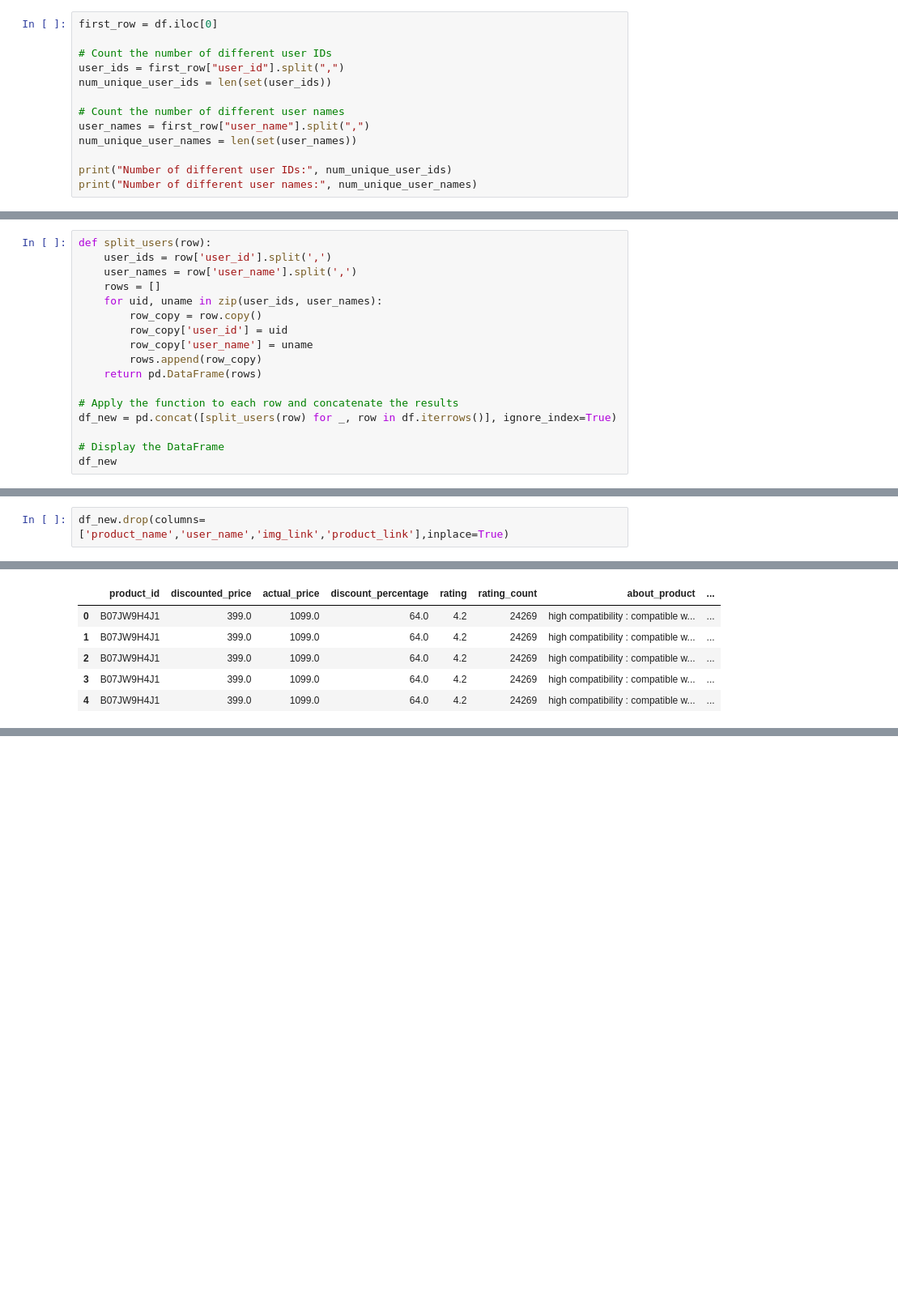
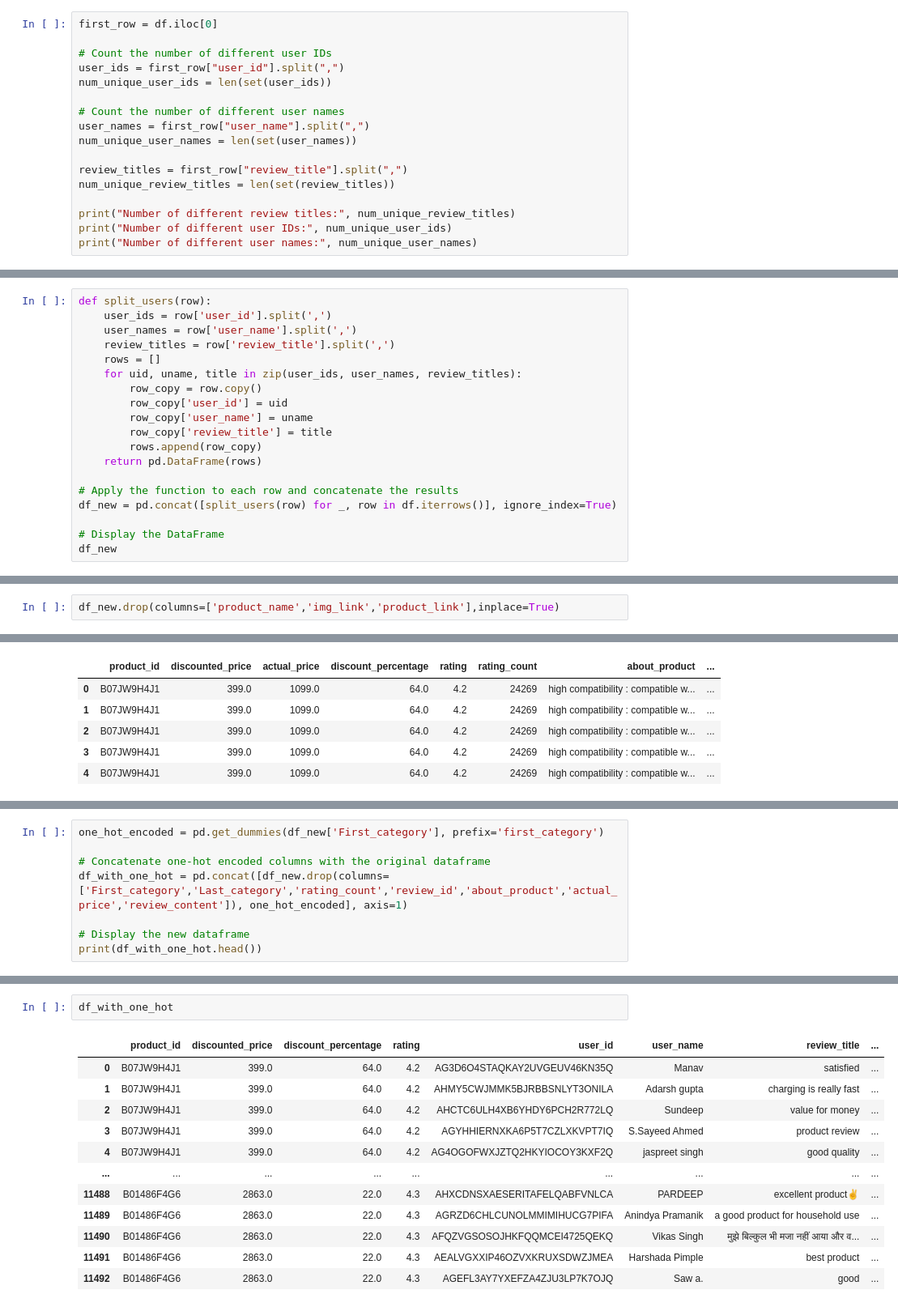
Before and after one commit to DarwinYip2022/building-data-genome, a Jupyter notebook: Recommendation_engines_vedant.ipynb, the cells around one changed output, grey strips where cells are left out. Shown at 81% size. Cells and saved outputs as stored; diff of their text form; blank space fills up the shorter version.

```diff
--- a/Recommendation_engines_vedant.ipynb
+++ b/Recommendation_engines_vedant.ipynb
@@ -179,6 +196,10 @@ num_unique_user_ids = len(set(user_ids))
 user_names = first_row["user_name"].split(",")
 num_unique_user_names = len(set(user_names))
 
+review_titles = first_row["review_title"].split(",")
+num_unique_review_titles = len(set(review_titles))
+
+print("Number of different review titles:", num_unique_review_titles)
 print("Number of different user IDs:", num_unique_user_ids)
 print("Number of different user names:", num_unique_user_names)
 # %% [output]
@@ -188,11 +210,13 @@ Number of different user names: 8
 def split_users(row):
     user_ids = row['user_id'].split(',')
     user_names = row['user_name'].split(',')
+    review_titles = row['review_title'].split(',')
     rows = []
-    for uid, uname in zip(user_ids, user_names):
+    for uid, uname, title in zip(user_ids, user_names, review_titles):
         row_copy = row.copy()
         row_copy['user_id'] = uid
         row_copy['user_name'] = uname
+        row_copy['review_title'] = title
         rows.append(row_copy)
     return pd.DataFrame(rows)
 
@@ -277,7 +301,7 @@ print(df_new.shape)
 # %% [output]
 (11493, 17)
 # %%
-df_new.drop(columns=['product_name','user_name','img_link','product_link'],inplace=True)
+df_new.drop(columns=['product_name','img_link','product_link'],inplace=True)
 # %%
 df_new.head()
 # %% [output]
@@ -407,0 +314,8 @@ print(user_recommendations)
+# %%
+one_hot_encoded = pd.get_dummies(df_new['First_category'], prefix='first_category')
+
+# Concatenate one-hot encoded columns with the original dataframe
+df_with_one_hot = pd.concat([df_new.drop(columns=['First_category','Last_category','rating_count','review_id','about_product','actual_price','review_content']), one_hot_encoded], axis=1)
+
+# Display the new dataframe
+print(df_with_one_hot.head())
@@ -407,0 +340,15 @@ print(user_recommendations)
+# %%
+df_with_one_hot
+# %% [output]
+|  | product_id | discounted_price | discount_percentage | rating | user_id | user_name | review_title | ... |
+| 0 | B07JW9H4J1 | 399.0 | 64.0 | 4.2 | AG3D6O4STAQKAY2UVGEUV46KN35Q | Manav | satisfied | ... |
+| 1 | B07JW9H4J1 | 399.0 | 64.0 | 4.2 | AHMY5CWJMMK5BJRBBSNLYT3ONILA | Adarsh gupta | charging is really fast | ... |
+| 2 | B07JW9H4J1 | 399.0 | 64.0 | 4.2 | AHCTC6ULH4XB6YHDY6PCH2R772LQ | Sundeep | value for money | ... |
+| 3 | B07JW9H4J1 | 399.0 | 64.0 | 4.2 | AGYHHIERNXKA6P5T7CZLXKVPT7IQ | S.Sayeed Ahmed | product review | ... |
+| 4 | B07JW9H4J1 | 399.0 | 64.0 | 4.2 | AG4OGOFWXJZTQ2HKYIOCOY3KXF2Q | jaspreet singh | good quality | ... |
+| ... | ... | ... | ... | ... | ... | ... | ... | ... |
+| 11488 | B01486F4G6 | 2863.0 | 22.0 | 4.3 | AHXCDNSXAESERITAFELQABFVNLCA | PARDEEP | excellent product✌ | ... |
+| 11489 | B01486F4G6 | 2863.0 | 22.0 | 4.3 | AGRZD6CHLCUNOLMMIMIHUCG7PIFA | Anindya Pramanik | a good product for household use | ... |
+| 11490 | B01486F4G6 | 2863.0 | 22.0 | 4.3 | AFQZVGSOSOJHKFQQMCEI4725QEKQ | Vikas Singh | मुझे बिल्कुल भी मजा नहीं आया और व... | ... |
+| 11491 | B01486F4G6 | 2863.0 | 22.0 | 4.3 | AEALVGXXIP46OZVXKRUXSDWZJMEA | Harshada Pimple | best product | ... |
+| 11492 | B01486F4G6 | 2863.0 | 22.0 | 4.3 | AGEFL3AY7YXEFZA4ZJU3LP7K7OJQ | Saw a. | good | ... |
```
Also changed, not shown: parts of 22 cells of this notebook.
